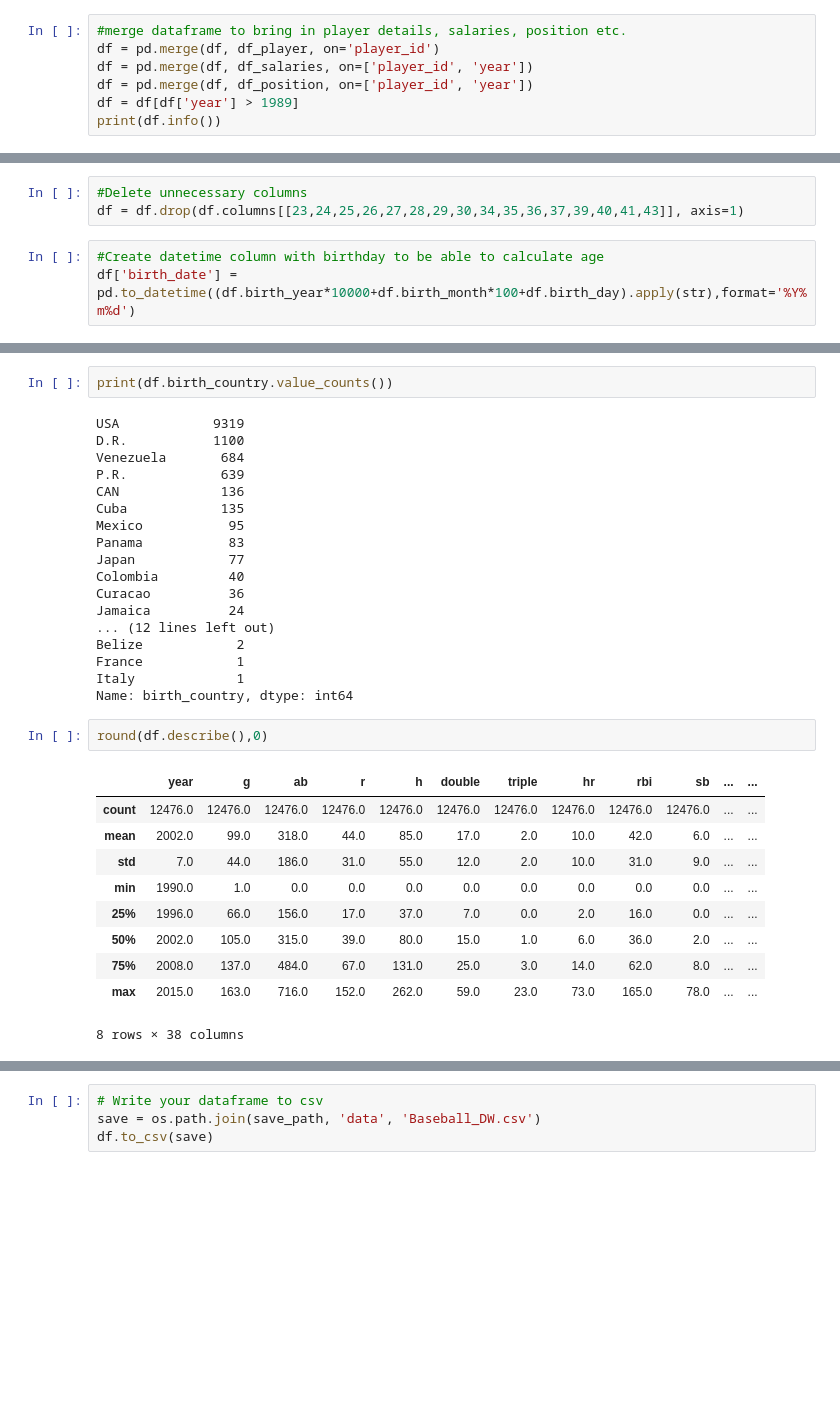
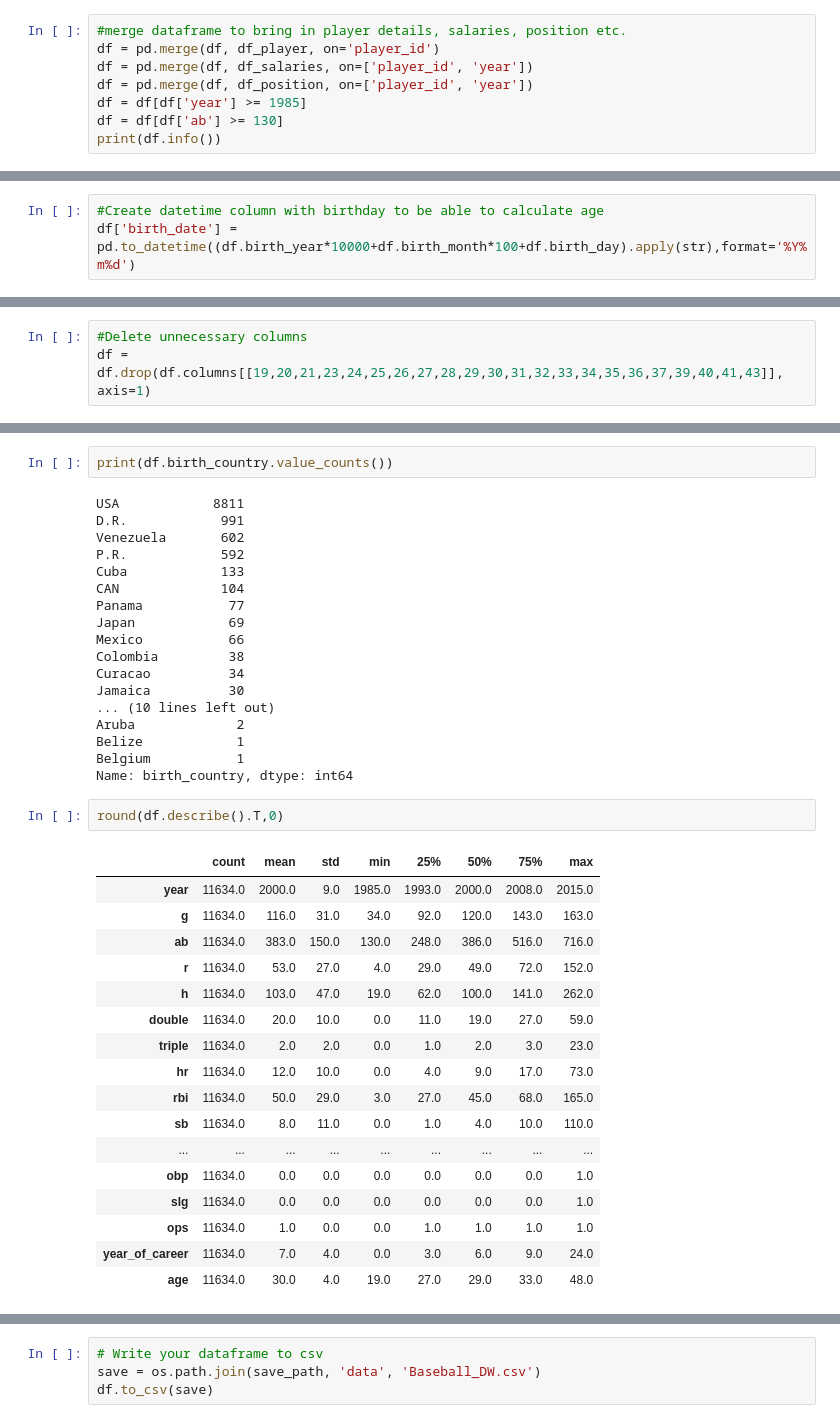
Before and after one commit to boardmjm/Capstone-Two, a Jupyter notebook: Data_Collection.ipynb, the cells around one changed output, grey strips where cells are left out. Saved outputs shown, nothing was run; the diff lists cells and outputs as text; blank space fills up the shorter version.

```diff
--- a/Data_Collection.ipynb
+++ b/Data_Collection.ipynb
@@ -102,7 +102,8 @@ df_position
 df = pd.merge(df, df_player, on='player_id')
 df = pd.merge(df, df_salaries, on=['player_id', 'year'])
 df = pd.merge(df, df_position, on=['player_id', 'year'])
-df = df[df['year'] > 1989]
+df = df[df['year'] >= 1985]
+df = df[df['ab'] >= 130]
 print(df.info())
 # %% [output]
 <class 'pandas.core.frame.DataFrame'>
@@ -124,7 +125,4 @@ memory usage: 5.4+ MB
 None
-# %%
-#Delete unnecessary columns
-df = df.drop(df.columns[[23,24,25,26,27,28,29,30,34,35,36,37,39,40,41,43]], axis=1)
 # %%
 #Create datetime column with birthday to be able to calculate age
 df['birth_date'] = pd.to_datetime((df.birth_year*10000+df.birth_month*100+df.birth_day).apply(str),format='%Y%m%d')
@@ -178,4 +176,7 @@ memory usage: 4.5+ MB
 None
+# %%
+#Delete unnecessary columns
+df = df.drop(df.columns[[19,20,21,23,24,25,26,27,28,29,30,31,32,33,34,35,36,37,39,40,41,43]], axis=1)
 # %%
 #Fill NaN values in 'obp', 'slg', 'ops' columns with zeros because the errors are driven by a player
 #having 0 at bats for a season
@@ -261,35 +261,42 @@ age 31
 # %%
 print(df.birth_country.value_counts())
 # %% [output]
-USA            9319
-D.R.           1100
-Venezuela       684
-P.R.            639
-CAN             136
-Cuba            135
-Mexico           95
-Panama           83
-Japan            77
-Colombia         40
-Curacao          36
-Jamaica          24
-... (12 lines left out)
-Belize            2
-France            1
-Italy             1
+USA            8811
+D.R.            991
+Venezuela       602
+P.R.            592
+Cuba            133
+CAN             104
+Panama           77
+Japan            69
+Mexico           66
+Colombia         38
+Curacao          34
+Jamaica          30
+... (10 lines left out)
+Aruba             2
+Belize            1
+Belgium           1
 Name: birth_country, dtype: int64
 # %%
-round(df.describe(),0)
+round(df.describe().T,0)
 # %% [output]
-|  | year | g | ab | r | h | double | triple | hr | rbi | sb | ... | ... |
-| count | 12476.0 | 12476.0 | 12476.0 | 12476.0 | 12476.0 | 12476.0 | 12476.0 | 12476.0 | 12476.0 | 12476.0 | ... | ... |
-| mean | 2002.0 | 99.0 | 318.0 | 44.0 | 85.0 | 17.0 | 2.0 | 10.0 | 42.0 | 6.0 | ... | ... |
-| std | 7.0 | 44.0 | 186.0 | 31.0 | 55.0 | 12.0 | 2.0 | 10.0 | 31.0 | 9.0 | ... | ... |
-| min | 1990.0 | 1.0 | 0.0 | 0.0 | 0.0 | 0.0 | 0.0 | 0.0 | 0.0 | 0.0 | ... | ... |
-| 25% | 1996.0 | 66.0 | 156.0 | 17.0 | 37.0 | 7.0 | 0.0 | 2.0 | 16.0 | 0.0 | ... | ... |
-| 50% | 2002.0 | 105.0 | 315.0 | 39.0 | 80.0 | 15.0 | 1.0 | 6.0 | 36.0 | 2.0 | ... | ... |
-| 75% | 2008.0 | 137.0 | 484.0 | 67.0 | 131.0 | 25.0 | 3.0 | 14.0 | 62.0 | 8.0 | ... | ... |
-| max | 2015.0 | 163.0 | 716.0 | 152.0 | 262.0 | 59.0 | 23.0 | 73.0 | 165.0 | 78.0 | ... | ... |
+|  | count | mean | std | min | 25% | 50% | 75% | max |
+| year | 11634.0 | 2000.0 | 9.0 | 1985.0 | 1993.0 | 2000.0 | 2008.0 | 2015.0 |
+| g | 11634.0 | 116.0 | 31.0 | 34.0 | 92.0 | 120.0 | 143.0 | 163.0 |
+| ab | 11634.0 | 383.0 | 150.0 | 130.0 | 248.0 | 386.0 | 516.0 | 716.0 |
+| r | 11634.0 | 53.0 | 27.0 | 4.0 | 29.0 | 49.0 | 72.0 | 152.0 |
+| h | 11634.0 | 103.0 | 47.0 | 19.0 | 62.0 | 100.0 | 141.0 | 262.0 |
+| double | 11634.0 | 20.0 | 10.0 | 0.0 | 11.0 | 19.0 | 27.0 | 59.0 |
+| triple | 11634.0 | 2.0 | 2.0 | 0.0 | 1.0 | 2.0 | 3.0 | 23.0 |
+| hr | 11634.0 | 12.0 | 10.0 | 0.0 | 4.0 | 9.0 | 17.0 | 73.0 |
+| rbi | 11634.0 | 50.0 | 29.0 | 3.0 | 27.0 | 45.0 | 68.0 | 165.0 |
+| sb | 11634.0 | 8.0 | 11.0 | 0.0 | 1.0 | 4.0 | 10.0 | 110.0 |
+| ... | ... | ... | ... | ... | ... | ... | ... | ... |
+| obp | 11634.0 | 0.0 | 0.0 | 0.0 | 0.0 | 0.0 | 0.0 | 1.0 |
+| slg | 11634.0 | 0.0 | 0.0 | 0.0 | 0.0 | 0.0 | 0.0 | 1.0 |
+| ops | 11634.0 | 1.0 | 0.0 | 0.0 | 1.0 | 1.0 | 1.0 | 1.0 |
+| year_of_career | 11634.0 | 7.0 | 4.0 | 0.0 | 3.0 | 6.0 | 9.0 | 24.0 |
+| age | 11634.0 | 30.0 | 4.0 | 19.0 | 27.0 | 29.0 | 33.0 | 48.0 |
-8 rows × 38 columns
 # %%
 #Check for outliers
```
Also changed, not shown: parts of 10 cells of this notebook.
